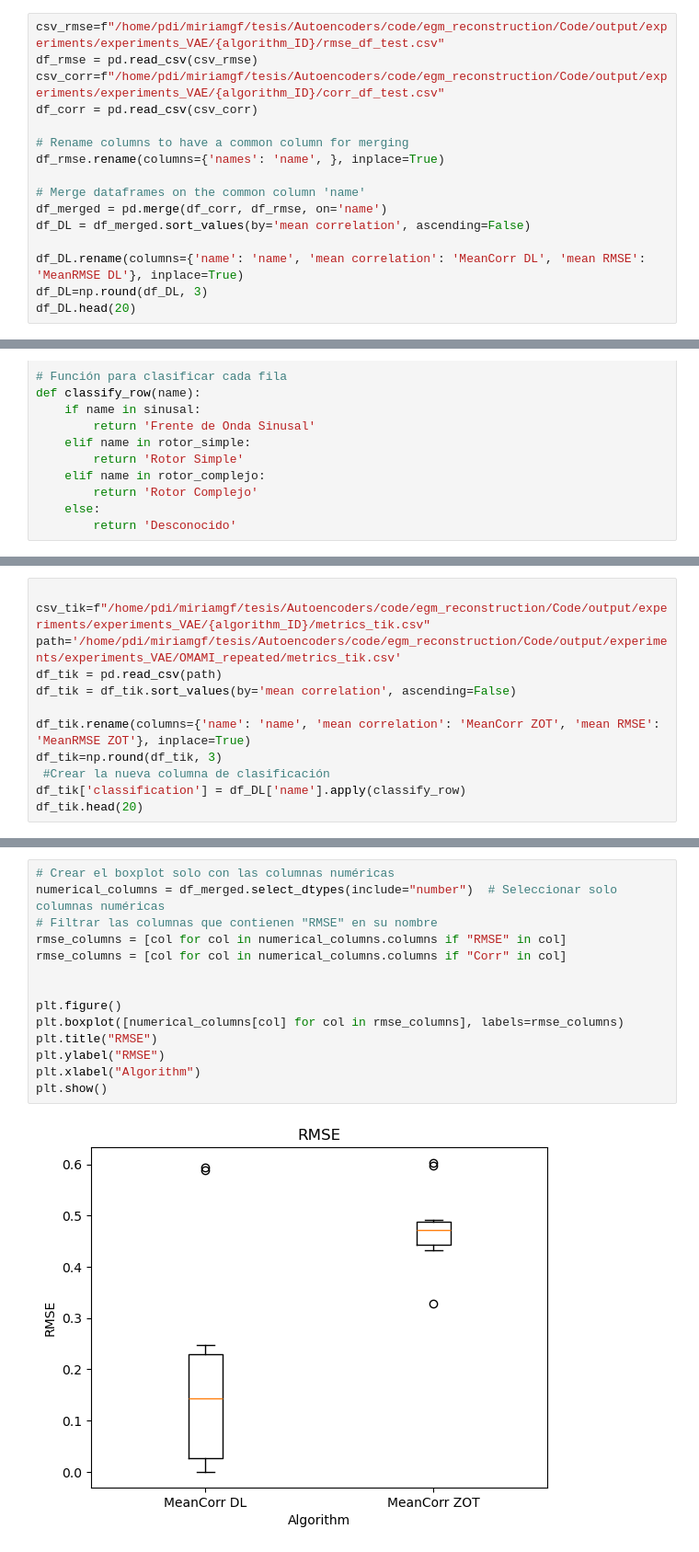
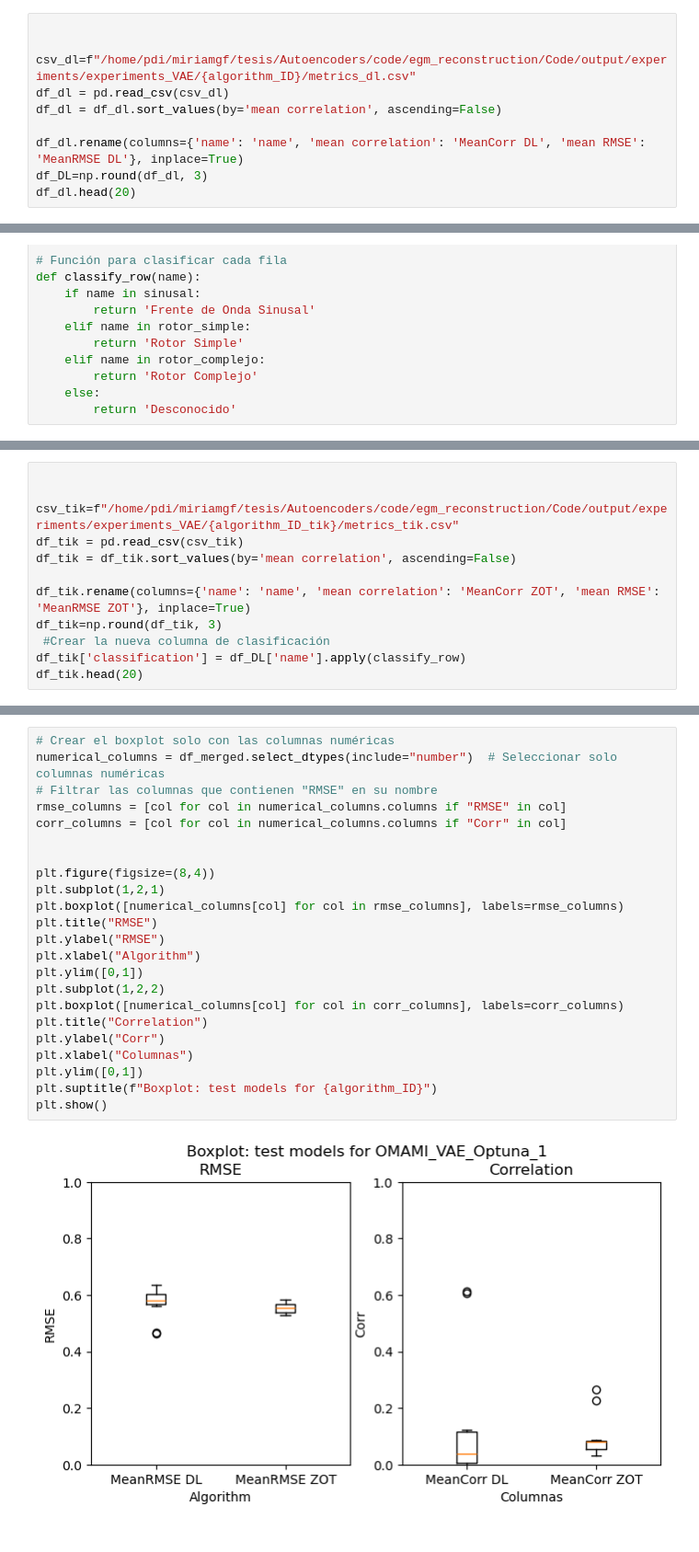
Before and after one commit to miriamgf/egm_reconstruction, a Jupyter notebook: Code/scripts/evaluation/report_evaluate_test.ipynb, the cells around one changed output, grey strips where cells are left out. Shown at 92% size. Saved outputs shown, nothing was run; the diff lists cells and outputs as text.

Commit message:
Improve evaluation and visualization

```diff
--- a/Code/scripts/evaluation/report_evaluate_test.ipynb
+++ b/Code/scripts/evaluation/report_evaluate_test.ipynb
@@ -18,18 +19,12 @@ algorithm_ID="OMAMI_repeated"
 # %%
-csv_rmse=f"/home/pdi/miriamgf/tesis/Autoencoders/code/egm_reconstruction/Code/output/experiments/experiments_VAE/{algorithm_ID}/rmse_df_test.csv"
-df_rmse = pd.read_csv(csv_rmse)
-csv_corr=f"/home/pdi/miriamgf/tesis/Autoencoders/code/egm_reconstruction/Code/output/experiments/experiments_VAE/{algorithm_ID}/corr_df_test.csv"
-df_corr = pd.read_csv(csv_corr)
 
-# Rename columns to have a common column for merging
-df_rmse.rename(columns={'names': 'name', }, inplace=True)
 
-# Merge dataframes on the common column 'name'
-df_merged = pd.merge(df_corr, df_rmse, on='name')
-df_DL = df_merged.sort_values(by='mean correlation', ascending=False)
+csv_dl=f"/home/pdi/miriamgf/tesis/Autoencoders/code/egm_reconstruction/Code/output/experiments/experiments_VAE/{algorithm_ID}/metrics_dl.csv"
+df_dl = pd.read_csv(csv_dl)
+df_dl = df_dl.sort_values(by='mean correlation', ascending=False)
 
-df_DL.rename(columns={'name': 'name', 'mean correlation': 'MeanCorr DL', 'mean RMSE': 'MeanRMSE DL'}, inplace=True)
-df_DL=np.round(df_DL, 3)
-df_DL.head(20)
+df_dl.rename(columns={'name': 'name', 'mean correlation': 'MeanCorr DL', 'mean RMSE': 'MeanRMSE DL'}, inplace=True)
+df_DL=np.round(df_dl, 3)
+df_dl.head(20)
 # %% [output]
 |  | name | MeanCorr DL | MeanRMSE DL |
@@ -131,8 +126,8 @@ print(df_DL)
 # %%
 
-csv_tik=f"/home/pdi/miriamgf/tesis/Autoencoders/code/egm_reconstruction/Code/output/experiments/experiments_VAE/{algorithm_ID}/metrics_tik.csv"
-path='/home/pdi/miriamgf/tesis/Autoencoders/code/egm_reconstruction/Code/output/experiments/experiments_VAE/OMAMI_repeated/metrics_tik.csv'
-df_tik = pd.read_csv(path)
+
+csv_tik=f"/home/pdi/miriamgf/tesis/Autoencoders/code/egm_reconstruction/Code/output/experiments/experiments_VAE/{algorithm_ID_tik}/metrics_tik.csv"
+df_tik = pd.read_csv(csv_tik)
 df_tik = df_tik.sort_values(by='mean correlation', ascending=False)
 
 df_tik.rename(columns={'name': 'name', 'mean correlation': 'MeanCorr ZOT', 'mean RMSE': 'MeanRMSE ZOT'}, inplace=True)
@@ -184,16 +196,25 @@ df_merged.head(20)
 # %%
 # Crear el boxplot solo con las columnas numéricas
 numerical_columns = df_merged.select_dtypes(include="number")  # Seleccionar solo columnas numéricas
 # Filtrar las columnas que contienen "RMSE" en su nombre
 rmse_columns = [col for col in numerical_columns.columns if "RMSE" in col]
-rmse_columns = [col for col in numerical_columns.columns if "Corr" in col]
+corr_columns = [col for col in numerical_columns.columns if "Corr" in col]
 
 
-plt.figure()
+plt.figure(figsize=(8,4))
+plt.subplot(1,2,1)
 plt.boxplot([numerical_columns[col] for col in rmse_columns], labels=rmse_columns)
 plt.title("RMSE")
 plt.ylabel("RMSE")
 plt.xlabel("Algorithm")
+plt.ylim([0,1])
+plt.subplot(1,2,2)
+plt.boxplot([numerical_columns[col] for col in corr_columns], labels=corr_columns)
+plt.title("Correlation")
+plt.ylabel("Corr")
+plt.xlabel("Columnas")
+plt.ylim([0,1])
+plt.suptitle(f"Boxplot: test models for {algorithm_ID}")
 plt.show()
 # %% [output]
-[figure, old version]
+[figure, new version]
```
Also changed, not shown: parts of 12 cells of this notebook, 26 other files.
